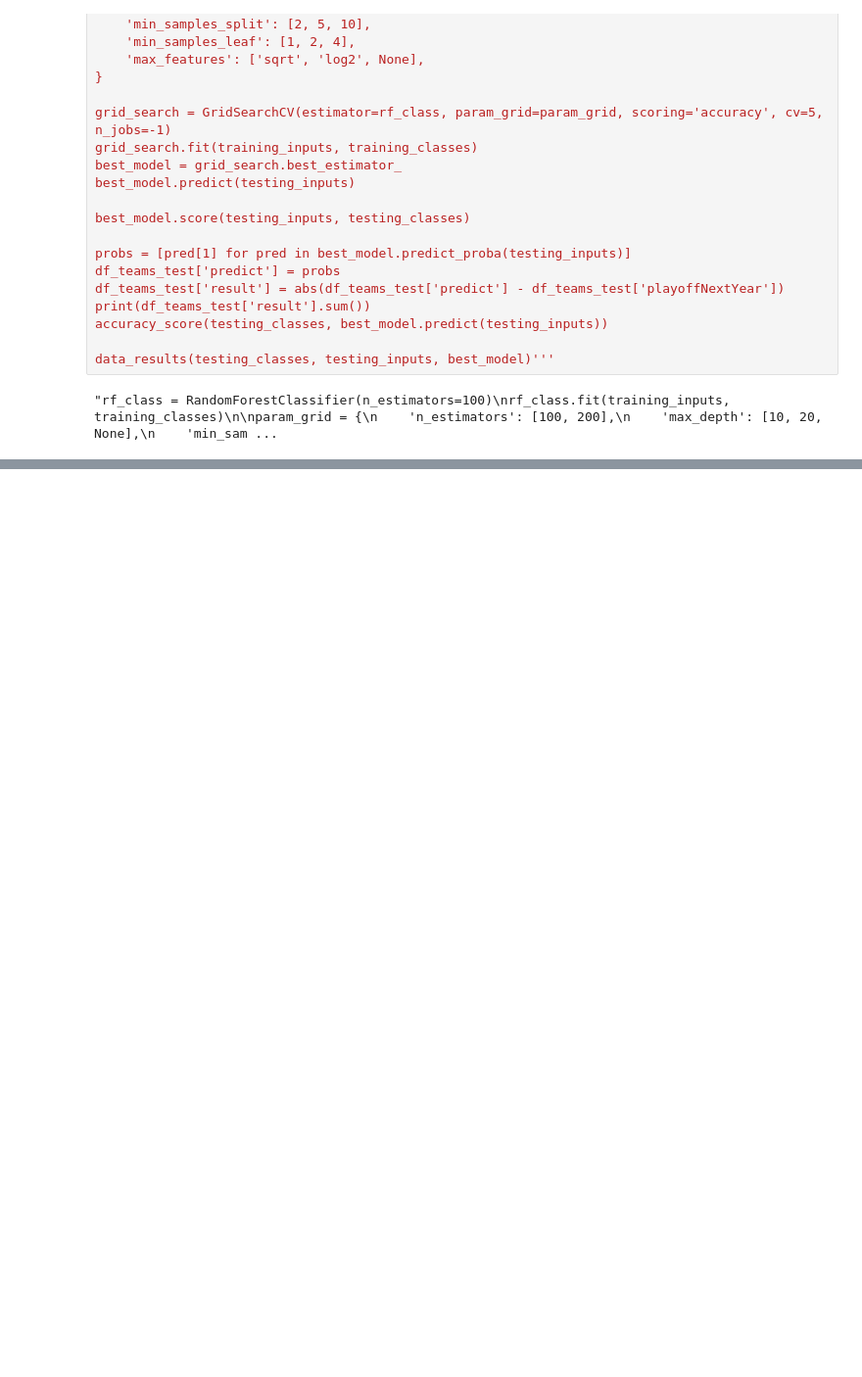
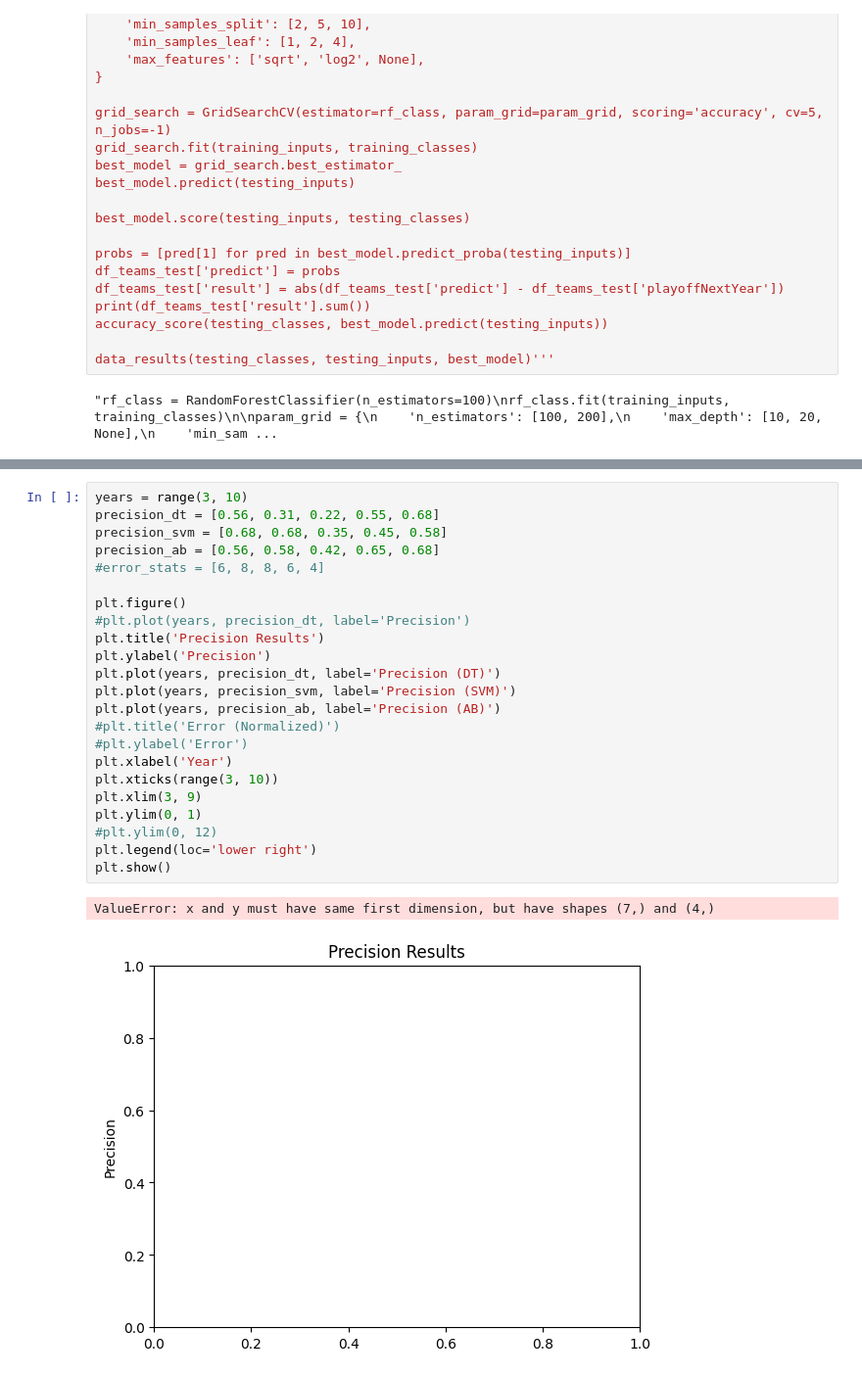
Before and after one commit to sirkotal/feup-ac, a Jupyter notebook: training.ipynb, the cells around one changed output, grey strips where cells are left out. Shown at 98% size. Drawn from its saved outputs; the diff is of its cells as text; blank space fills up the shorter version.

```diff
--- a/training.ipynb
+++ b/training.ipynb
@@ -250,0 +232,26 @@ weighted avg       0.83      0.83      0.83        12
+# %%
+years = range(3, 10)
+precision_dt = [0.56, 0.31, 0.22, 0.55, 0.68]
+precision_svm = [0.68, 0.68, 0.35, 0.45, 0.58]
+precision_ab = [0.56, 0.58, 0.42, 0.65, 0.68]
+#error_stats = [6, 8, 8, 6, 4]
+
+plt.figure()
+#plt.plot(years, precision_dt, label='Precision')
+plt.title('Precision Results')
+plt.ylabel('Precision')
+plt.plot(years, precision_dt, label='Precision (DT)')
+plt.plot(years, precision_svm, label='Precision (SVM)')
+plt.plot(years, precision_ab, label='Precision (AB)')
+#plt.title('Error (Normalized)')
+#plt.ylabel('Error')
+plt.xlabel('Year')
+plt.xticks(range(3, 10))
+plt.xlim(3, 9)
+plt.ylim(0, 1)
+#plt.ylim(0, 12)
+plt.legend(loc='lower right')
+plt.show()
+# %% [output]
+ValueError: x and y must have same first dimension, but have shapes (7,) and (4,)
+[figure, added]
```
Also changed, not shown: parts of 5 cells of this notebook.
